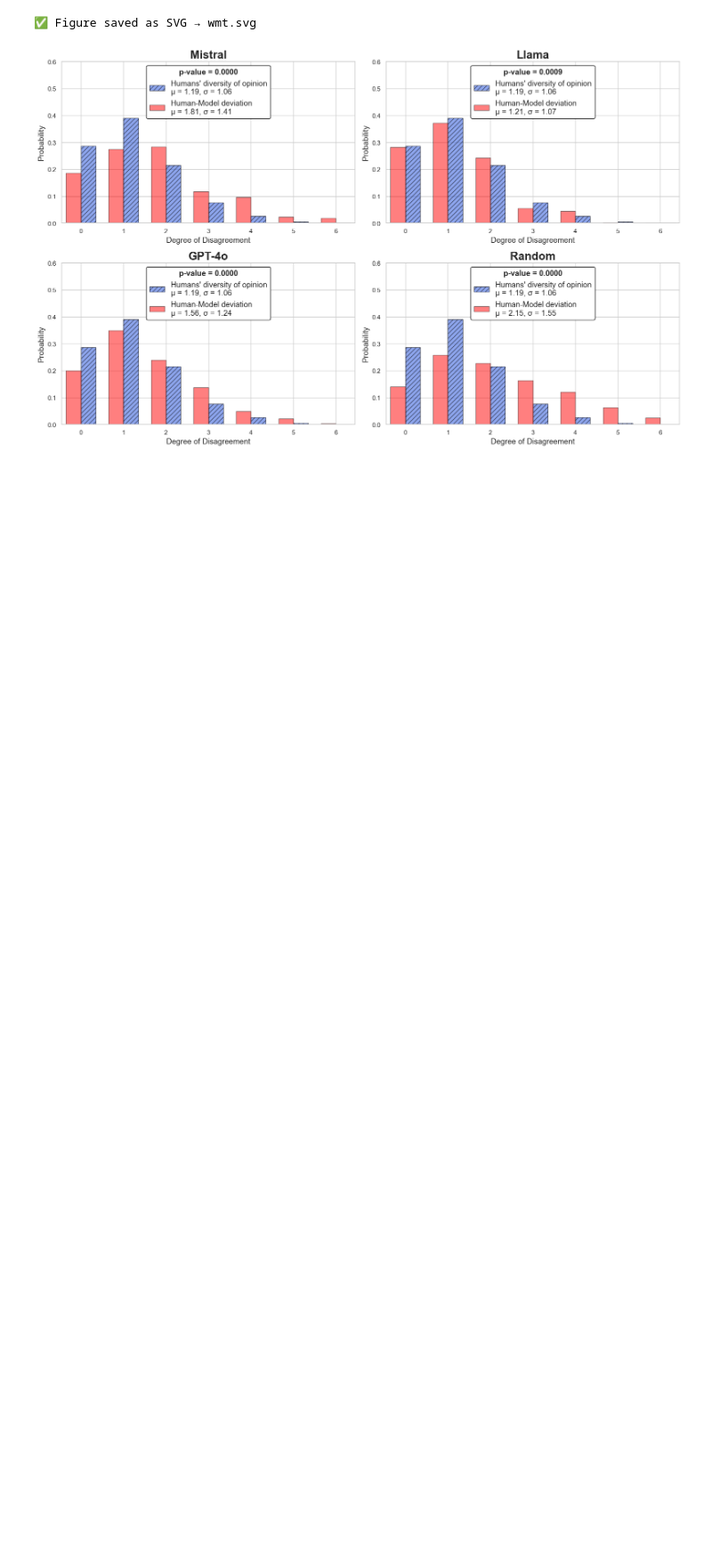
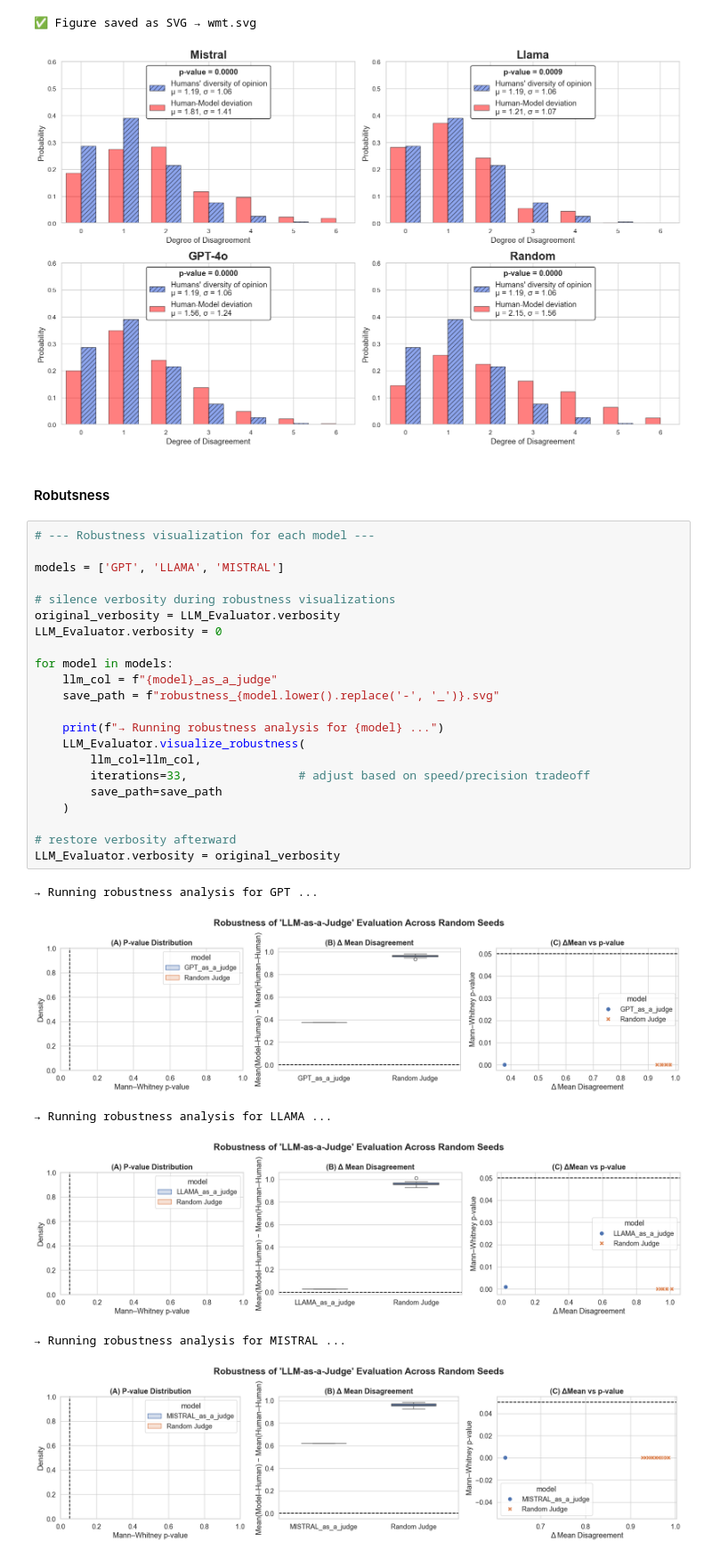
Before and after one commit to Ocean-code-1995/llm-judge-good-enough, a Jupyter notebook: wmt-human/src/analysis.ipynb, the cells around one changed output. Shown at 89% size. Drawn from its saved outputs; the diff is of its cells as text; blank space fills up the shorter version.

```diff
--- a/wmt-human/src/analysis.ipynb
+++ b/wmt-human/src/analysis.ipynb
@@ -291,3 +292,34 @@ LLM_Evaluator.plot_model_vs_human_grid(
 # %% [output]
 ✅ Figure saved as SVG → wmt.svg
 [figure]
+# %% [markdown]
+#### Robutsness
+# %%
+# --- Robustness visualization for each model ---
+
+models = ['GPT', 'LLAMA', 'MISTRAL']
+
+# silence verbosity during robustness visualizations
+original_verbosity = LLM_Evaluator.verbosity
+LLM_Evaluator.verbosity = 0
+
+for model in models:
+    llm_col = f"{model}_as_a_judge"
+    save_path = f"robustness_{model.lower().replace('-', '_')}.svg"
+
+    print(f"→ Running robustness analysis for {model} ...")
+    LLM_Evaluator.visualize_robustness(
+        llm_col=llm_col,
+        iterations=33,                # adjust based on speed/precision tradeoff
+        save_path=save_path
+    )
+
+# restore verbosity afterward
+LLM_Evaluator.verbosity = original_verbosity
+# %% [output]
+→ Running robustness analysis for GPT ...
+[figure, added]
+→ Running robustness analysis for LLAMA ...
+[figure, added]
+→ Running robustness analysis for MISTRAL ...
+[figure, added]
```
Also changed, not shown: parts of 2 cells of this notebook, 3 other files.
